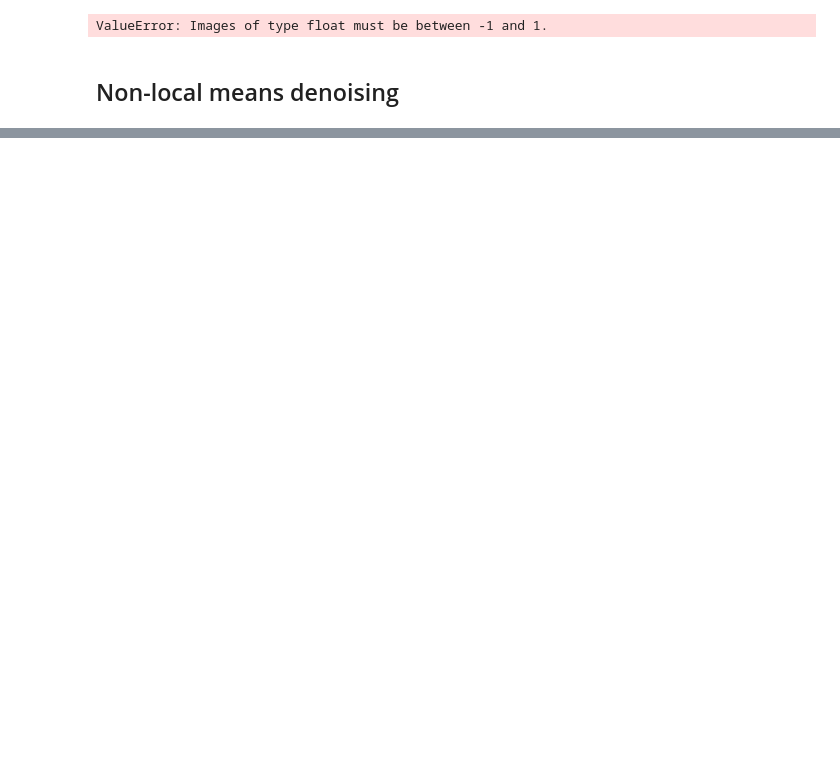
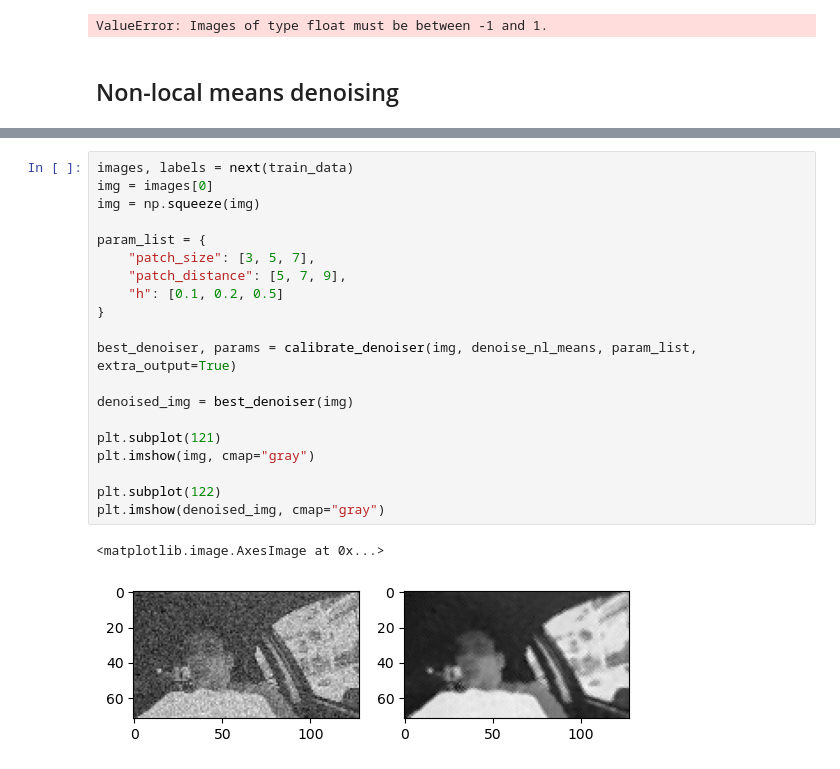
Before and after one commit to MatthijstenTije/Deep_learning_03, a Jupyter notebook: image_augmentation.ipynb, the cells around one changed output, grey strips where cells are left out. Saved outputs shown, nothing was run; the diff lists cells and outputs as text; blank space fills up the shorter version.

```diff
--- a/image_augmentation.ipynb
+++ b/image_augmentation.ipynb
@@ -350 +350,24 @@ plt.show()
+# %%
+images, labels = next(train_data)
+img = images[0]
+img = np.squeeze(img)
+
+param_list = {
+    "patch_size": [3, 5, 7],
+    "patch_distance": [5, 7, 9],
+    "h": [0.1, 0.2, 0.5]
+}
+
+best_denoiser, params = calibrate_denoiser(img, denoise_nl_means, param_list, extra_output=True)
+
+denoised_img = best_denoiser(img)
+
+plt.subplot(121)
+plt.imshow(img, cmap="gray")
+
+plt.subplot(122)
+plt.imshow(denoised_img, cmap="gray")
+# %% [output]
+<matplotlib.image.AxesImage at 0x...>
+[figure, added]
 # %%
```
Also changed, not shown: parts of 5 cells of this notebook.
